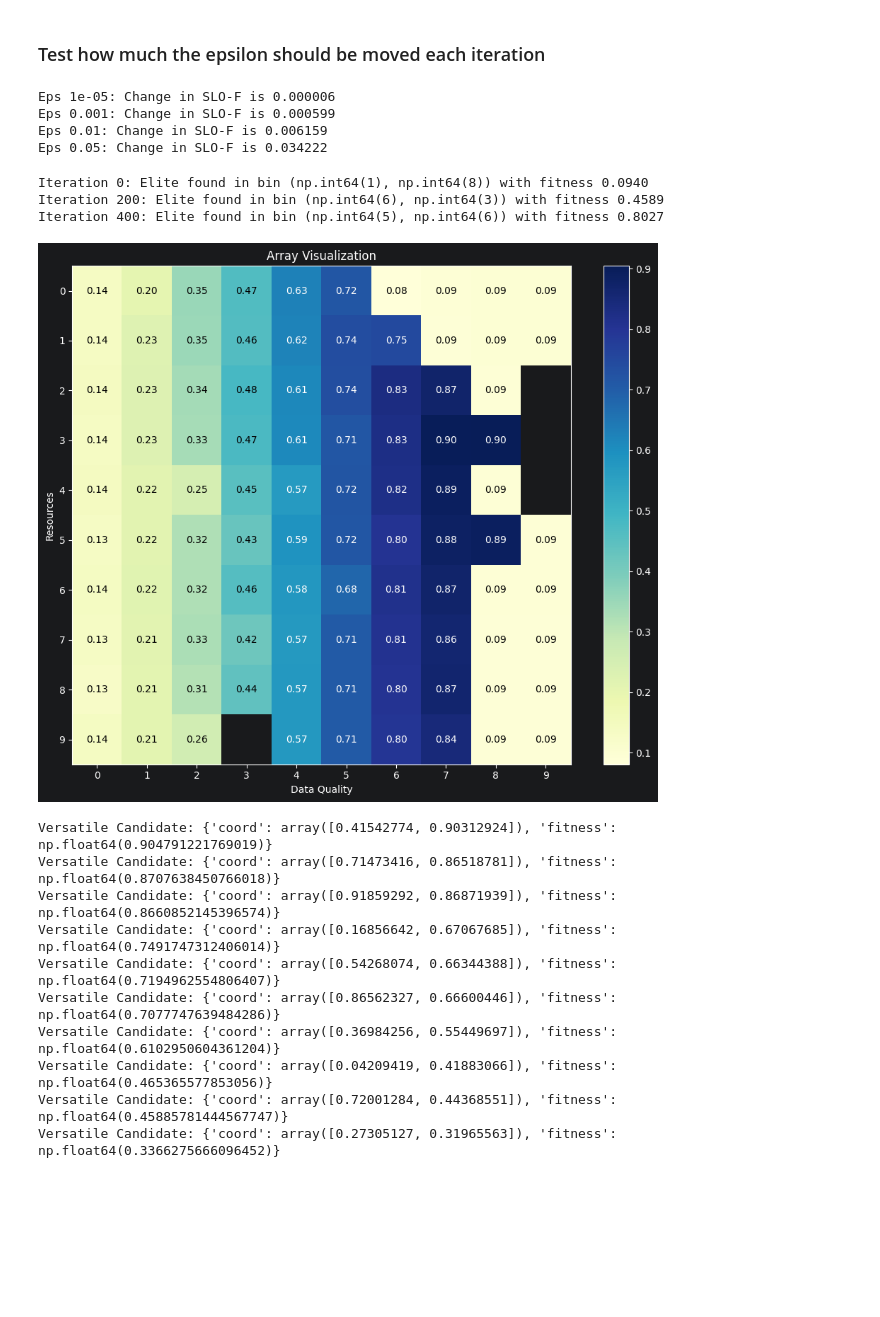
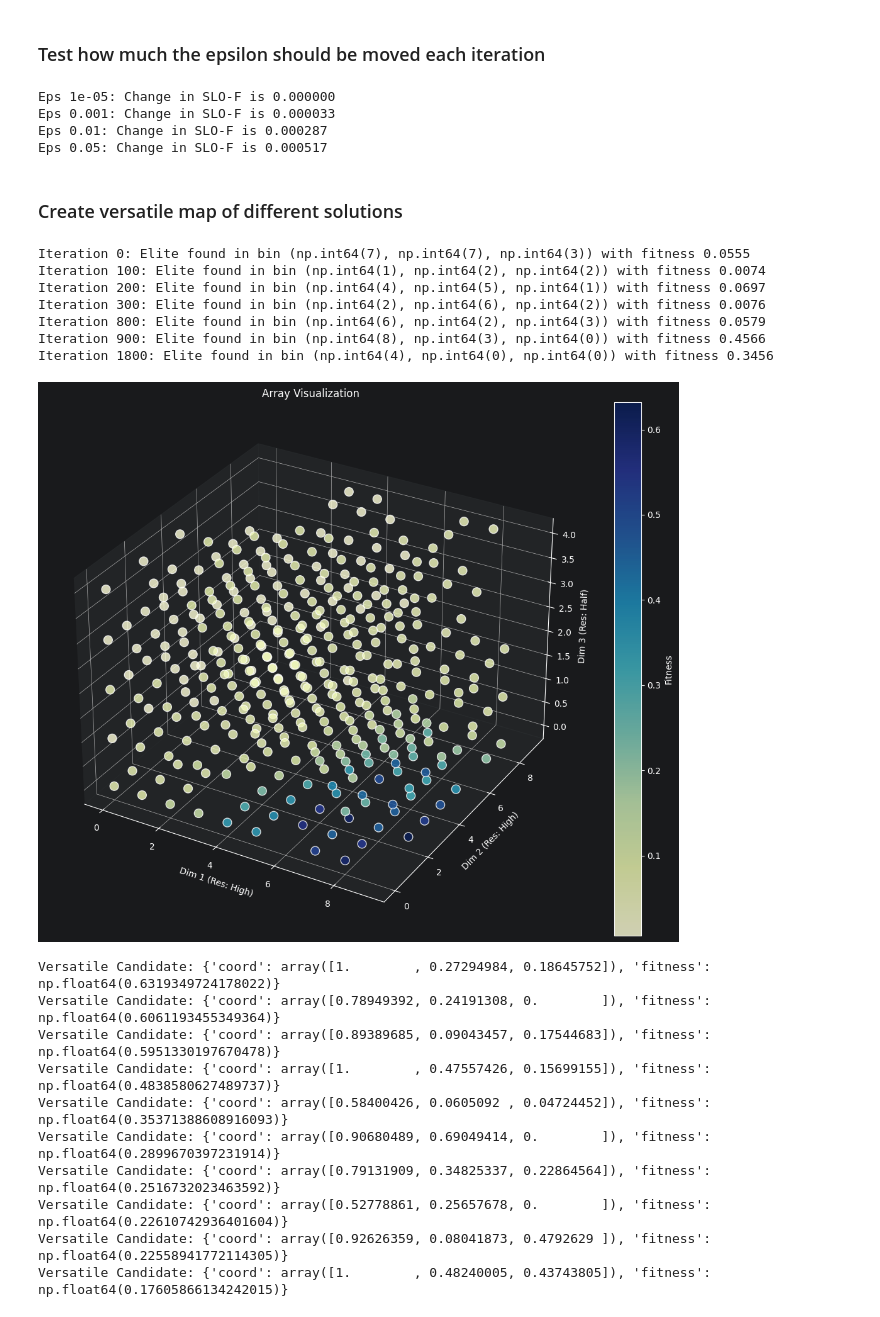
Before and after one commit to borissedlak/composable-autonomous-offerings, a Jupyter notebook: notebooks/extract_pfo.ipynb, the cells around one changed output. Drawn from its saved outputs; the diff is of its cells as text; code cells hidden in the pictures; blank space fills up the shorter version.

```diff
--- a/notebooks/extract_pfo.ipynb
+++ b/notebooks/extract_pfo.ipynb
@@ -10,7 +10,7 @@ from agent.components.GaussianProcess import GASK
 from agent.components.commons import ServiceType
 
 
-s_type = ServiceType.QR
+s_type = ServiceType.CV
 df = pd.read_csv("../statics/metrics_20_0.csv")
 # 2. Initialize and train
 gp = GASK(s_type, show_figures=False)
@@ -80,44 +80,45 @@ for e in [1e-5, 1e-3, 1e-2, 5e-2]:
     diff = abs(val_start - val_nudge)
     print(f"Eps {e}: Change in SLO-F is {diff:.6f}")
 # %% [output]
-Eps 1e-05: Change in SLO-F is 0.000006
-Eps 0.001: Change in SLO-F is 0.000599
-Eps 0.01: Change in SLO-F is 0.006159
-Eps 0.05: Change in SLO-F is 0.034222
+Eps 1e-05: Change in SLO-F is 0.000000
+Eps 0.001: Change in SLO-F is 0.000033
+Eps 0.01: Change in SLO-F is 0.000287
+Eps 0.05: Change in SLO-F is 0.000517
+# %% [markdown]
+### Create versatile map of different solutions
 # %%
 from utils import visualize_ndarray
 from agent.components.Optimizer import VersatileMapElites
 
 # 1. Initialize
 v_me = VersatileMapElites(s_type, bins=10)
 
-# TODO: Fix the black cells in the table
+# TODO: I'm getting the black cells because they are not explored.
+#  What I can do is force all cells to be explored at least once,
+#  or just run gradient descent for each cell multiple (like 5) times.
 # 2. Run the illumination
-v_me.run_search(slos, gp, ordered_bounds, iterations=1000)
+v_me.run_search(slos, gp, ordered_bounds, iterations=2000)
 visualize_ndarray(v_me.fitness_table)
 
-# 3. Get 5 solutions that are high-performing but far apart
+# 3. Get n solutions that are high-performing but far apart
 diverse_set = v_me.get_diverse_set(n_solutions=10, versatility=0.2)
-
-# 4. De-normalize for your agent
-for sol in diverse_set:
-    # real_val = [sol[i] * (ordered_bounds[i][1] - ordered_bounds[i][0]) + ordered_bounds[i][0]
-    #             for i in range(2)]
-    print(f"Versatile Candidate: {sol}")
-
-# TODO: Add axis labels
+print("\n".join(f"Versatile Candidate: {x}" for x in diverse_set))
 # %% [output]
-Iteration 0: Elite found in bin (np.int64(1), np.int64(8)) with fitness 0.0940
-Iteration 200: Elite found in bin (np.int64(6), np.int64(3)) with fitness 0.4589
-Iteration 400: Elite found in bin (np.int64(5), np.int64(6)) with fitness 0.8027
+Iteration 0: Elite found in bin (np.int64(7), np.int64(7), np.int64(3)) with fitness 0.0555
+Iteration 100: Elite found in bin (np.int64(1), np.int64(2), np.int64(2)) with fitness 0.0074
+Iteration 200: Elite found in bin (np.int64(4), np.int64(5), np.int64(1)) with fitness 0.0697
+Iteration 300: Elite found in bin (np.int64(2), np.int64(6), np.int64(2)) with fitness 0.0076
+Iteration 800: Elite found in bin (np.int64(6), np.int64(2), np.int64(3)) with fitness 0.0579
+Iteration 900: Elite found in bin (np.int64(8), np.int64(3), np.int64(0)) with fitness 0.4566
+Iteration 1800: Elite found in bin (np.int64(4), np.int64(0), np.int64(0)) with fitness 0.3456
-[figure, old version]
+[figure, new version]
-Versatile Candidate: {'coord': array([0.41542774, 0.90312924]), 'fitness': np.float64(0.904791221769019)}
-Versatile Candidate: {'coord': array([0.71473416, 0.86518781]), 'fitness': np.float64(0.8707638450766018)}
-Versatile Candidate: {'coord': array([0.91859292, 0.86871939]), 'fitness': np.float64(0.8660852145396574)}
-Versatile Candidate: {'coord': array([0.16856642, 0.67067685]), 'fitness': np.float64(0.7491747312406014)}
-Versatile Candidate: {'coord': array([0.54268074, 0.66344388]), 'fitness': np.float64(0.7194962554806407)}
-Versatile Candidate: {'coord': array([0.86562327, 0.66600446]), 'fitness': np.float64(0.7077747639484286)}
-Versatile Candidate: {'coord': array([0.36984256, 0.55449697]), 'fitness': np.float64(0.6102950604361204)}
-Versatile Candidate: {'coord': array([0.04209419, 0.41883066]), 'fitness': np.float64(0.465365577853056)}
-Versatile Candidate: {'coord': array([0.72001284, 0.44368551]), 'fitness': np.float64(0.45885781444567747)}
-Versatile Candidate: {'coord': array([0.27305127, 0.31965563]), 'fitness': np.float64(0.3366275666096452)}
+Versatile Candidate: {'coord': array([1.        , 0.27294984, 0.18645752]), 'fitness': np.float64(0.6319349724178022)}
+Versatile Candidate: {'coord': array([0.78949392, 0.24191308, 0.        ]), 'fitness': np.float64(0.6061193455349364)}
+Versatile Candidate: {'coord': array([0.89389685, 0.09043457, 0.17544683]), 'fitness': np.float64(0.5951330197670478)}
+Versatile Candidate: {'coord': array([1.        , 0.47557426, 0.15699155]), 'fitness': np.float64(0.4838580627489737)}
+Versatile Candidate: {'coord': array([0.58400426, 0.0605092 , 0.04724452]), 'fitness': np.float64(0.35371388608916093)}
+Versatile Candidate: {'coord': array([0.90680489, 0.69049414, 0.        ]), 'fitness': np.float64(0.2899670397231914)}
+Versatile Candidate: {'coord': array([0.79131909, 0.34825337, 0.22864564]), 'fitness': np.float64(0.2516732023463592)}
+Versatile Candidate: {'coord': array([0.52778861, 0.25657678, 0.        ]), 'fitness': np.float64(0.22610742936401604)}
+Versatile Candidate: {'coord': array([0.92626359, 0.08041873, 0.4792629 ]), 'fitness': np.float64(0.22558941772114305)}
+Versatile Candidate: {'coord': array([1.        , 0.48240005, 0.43743805]), 'fitness': np.float64(0.17605866134242015)}
```
Also changed, not shown: parts of 5 cells of this notebook, 6 other files.
